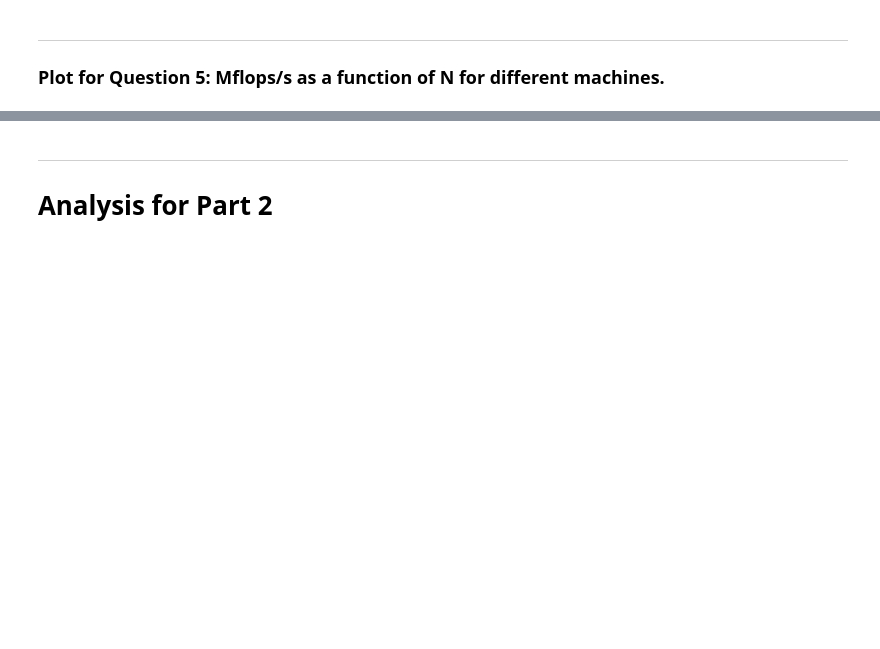
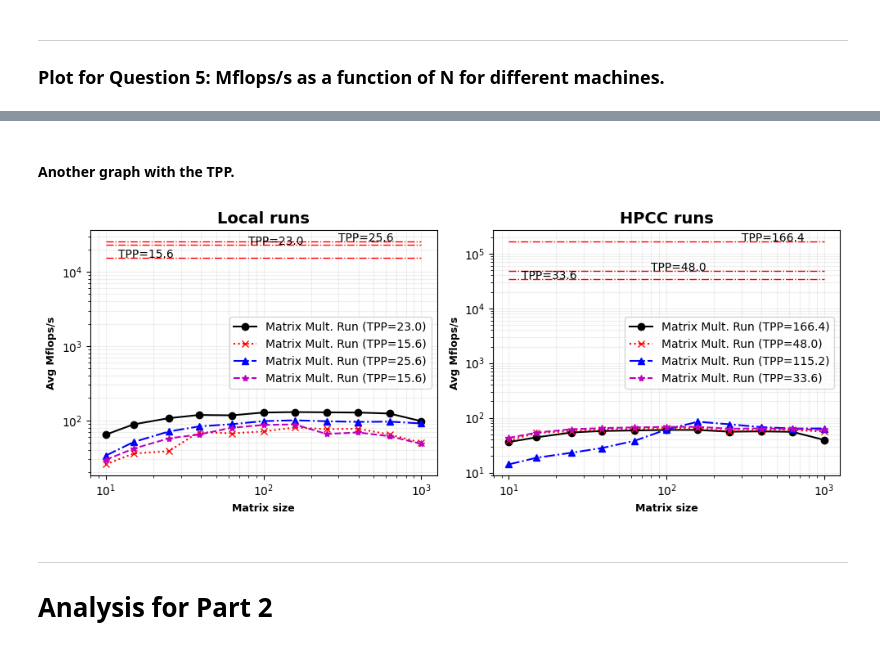
Before and after one commit to cmse822/project-1-team-2, a Jupyter notebook: analysis/analysis.ipynb, the cells around one changed output, grey strips where cells are left out. Cells and saved outputs as stored; diff of their text form; code cells hidden in the pictures; blank space fills up the shorter version.

Commit message:
Part1-Q5 update - Farhad

```diff
--- a/analysis/analysis.ipynb
+++ b/analysis/analysis.ipynb
@@ -163,3 +147,53 @@ fig.savefig('Part1_Q5_Mflops-s_vs_Mflops.png', format='png', dpi=600)
+# %% [markdown]
+#### Another graph with the TPP.
+# %%
+Colors = ['k', 'r', 'b', 'm']
+LS     = ['-', ':', '-.', '--']
+Markers= ['o', 'x', '^', '*']
+idx    = 0
+
+fig, ax = plt.subplots(1, 2, figsize=(10, 4))
+for col in Data.columns:
+    if 'Mflops/s' in col and 'local' in col:
+        TPP = TPP_1flop[Labels.index(col.replace('Mflops/s_', ''))]
+        ax[0].loglog(Data['matrix size'], Data[col], color=Colors[idx], linestyle=LS[idx],
+                       marker=Markers[idx], ms=6, label=f'Matrix Mult. Run (TPP={TPP})')
+        idx += 1
+tpps = [15.6, 23.0, 25.6]
+xPos = [12, 80, 300]
+for i in range(len(tpps)):
+    tpp = tpps[i]; X = xPos[i]
+    ax[0].loglog([10, 1000], [tpp * 1e3, tpp * 1e3], color='r', linestyle='-.', linewidth=1)
+    ax[0].text(X, tpp * 1e3, f'TPP={tpp}')
+ax[0].grid(True, which='both', alpha=0.2)
+ax[0].set_xlabel('Matrix size', fontsize=9, fontweight='bold', color='k')
+ax[0].set_ylabel('Avg Mflops/s', fontsize=9, fontweight='bold', color='k')
+ax[0].set_title('Local runs', fontsize=14, fontweight='heavy', color='k')
+ax[0].legend()
+
+idx = 0
+for col in Data.columns:
+    if 'Mflops/s' in col and 'local' not in col:
+        TPP = TPP_1flop[Labels.index(col.replace('Mflops/s_', ''))]
+        ax[1].loglog(Data['matrix size'], Data[col], color=Colors[idx], linestyle=LS[idx],
+                       marker=Markers[idx], ms=6, label=f'Matrix Mult. Run (TPP={TPP})')
+        idx += 1
+tpps = [33.6, 48.0, 166.4]
+xPos = [12, 80, 300]
+for i in range(len(tpps)):
+    tpp = tpps[i]; X = xPos[i]
+    ax[1].loglog([10, 1000], [tpp * 1e3, tpp * 1e3], color='r', linestyle='-.', linewidth=1)
+    ax[1].text(X, tpp * 1e3, f'TPP={tpp}')
+ax[1].grid(True, which='both', alpha=0.2)
+ax[1].set_xlabel('Matrix size', fontsize=9, fontweight='bold', color='k')
+ax[1].set_ylabel('Avg Mflops/s', fontsize=9, fontweight='bold', color='k')
+ax[1].set_title('HPCC runs', fontsize=14, fontweight='heavy', color='k')
+ax[1].legend()
+
+plt.tight_layout()
+fig.savefig('Part1_Q5_With_TPP.png', format='png', dpi=600)
+# %% [output]
+[figure, added]
 # %% [markdown]
 ____
 # Analysis for Part 2
```
Also changed, not shown: parts of 4 cells of this notebook, 5 other files.
